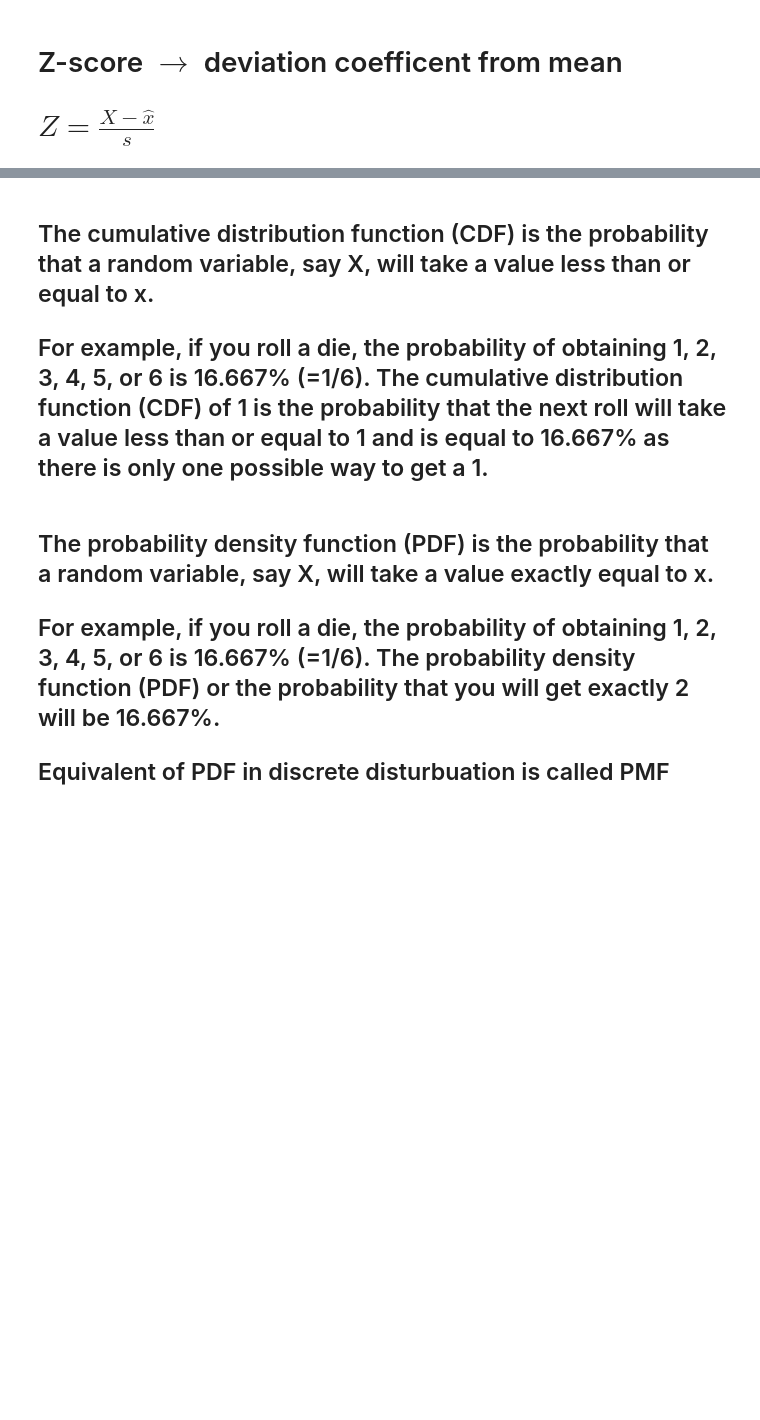
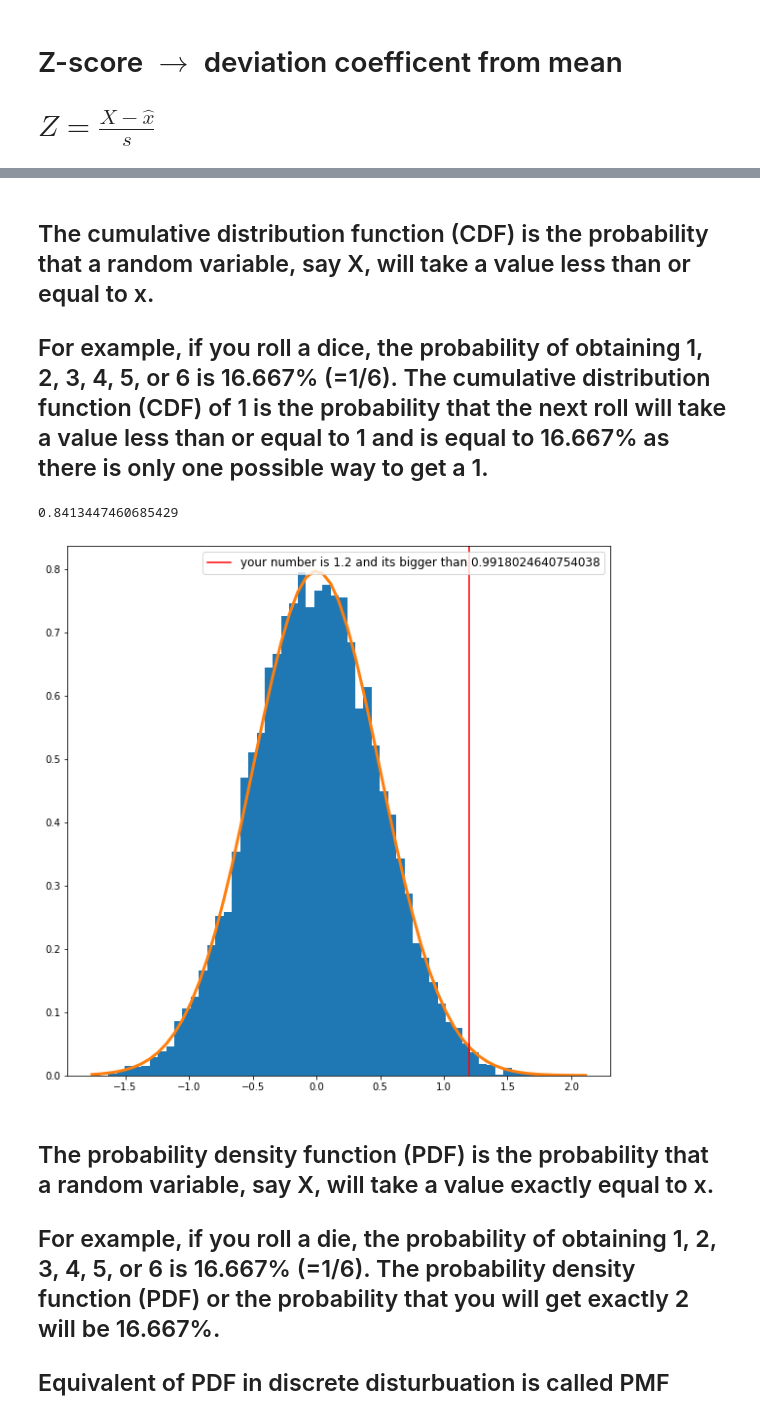
Before and after one commit to HesamTaherzadeh/Least-square-Optimization-And-Hypothesis-Testing, a Jupyter notebook: Pre-Statistics.ipynb, the cells around one changed output, grey strips where cells are left out. Drawn from its saved outputs; the diff is of its cells as text; code cells hidden in the pictures; blank space fills up the shorter version.

```diff
--- a/Pre-Statistics.ipynb
+++ b/Pre-Statistics.ipynb
@@ -221,3 +247,3 @@ histogram, bin_edge = np.histogram(X)
 # %% [markdown]
 ## The cumulative distribution function (CDF) is the probability that a random variable, say X, will take a value less than or equal to x.
-## For example, if you roll a die, the probability of obtaining 1, 2, 3, 4, 5, or 6 is 16.667% (=1/6). The cumulative distribution function (CDF) of 1 is the probability that the next roll will take a value less than or equal to 1 and is equal to 16.667% as there is only one possible way to get a 1.
+## For example, if you roll a dice, the probability of obtaining 1, 2, 3, 4, 5, or 6 is 16.667% (=1/6). The cumulative distribution function (CDF) of 1 is the probability that the next roll will take a value less than or equal to 1 and is equal to 16.667% as there is only one possible way to get a 1.
@@ -224,3 +252,17 @@ histogram, bin_edge = np.histogram(X)
+# %%
+norm.cdf(0.5, loc=0, scale=0.5)
+# %% [output]
+0.8413447460685429
+# %%
+fig, ax = plt.subplots(figsize=(10, 10))
+count,  bins, _ = plt.hist(X, 60, density=True)
+ax.plot(bins, ((1/(sigma * np.sqrt(2*np.pi)))*np.exp(-(bins - mu)**2/ (2*sigma**2))), lw=3)
+number = 1.2
+ax.axvline(number, color='red', label=f'your number is {number} and its bigger than {norm.cdf(number, loc=mu, scale=sigma)}')
+ax.legend(fontsize='large')
+plt.show()
+# %% [output]
+[figure, added]
 # %% [markdown]
 ## The probability density function (PDF) is the probability that a random variable, say X, will take a value exactly equal to x.
 
```
Also changed, not shown: parts of 41 cells of this notebook.
